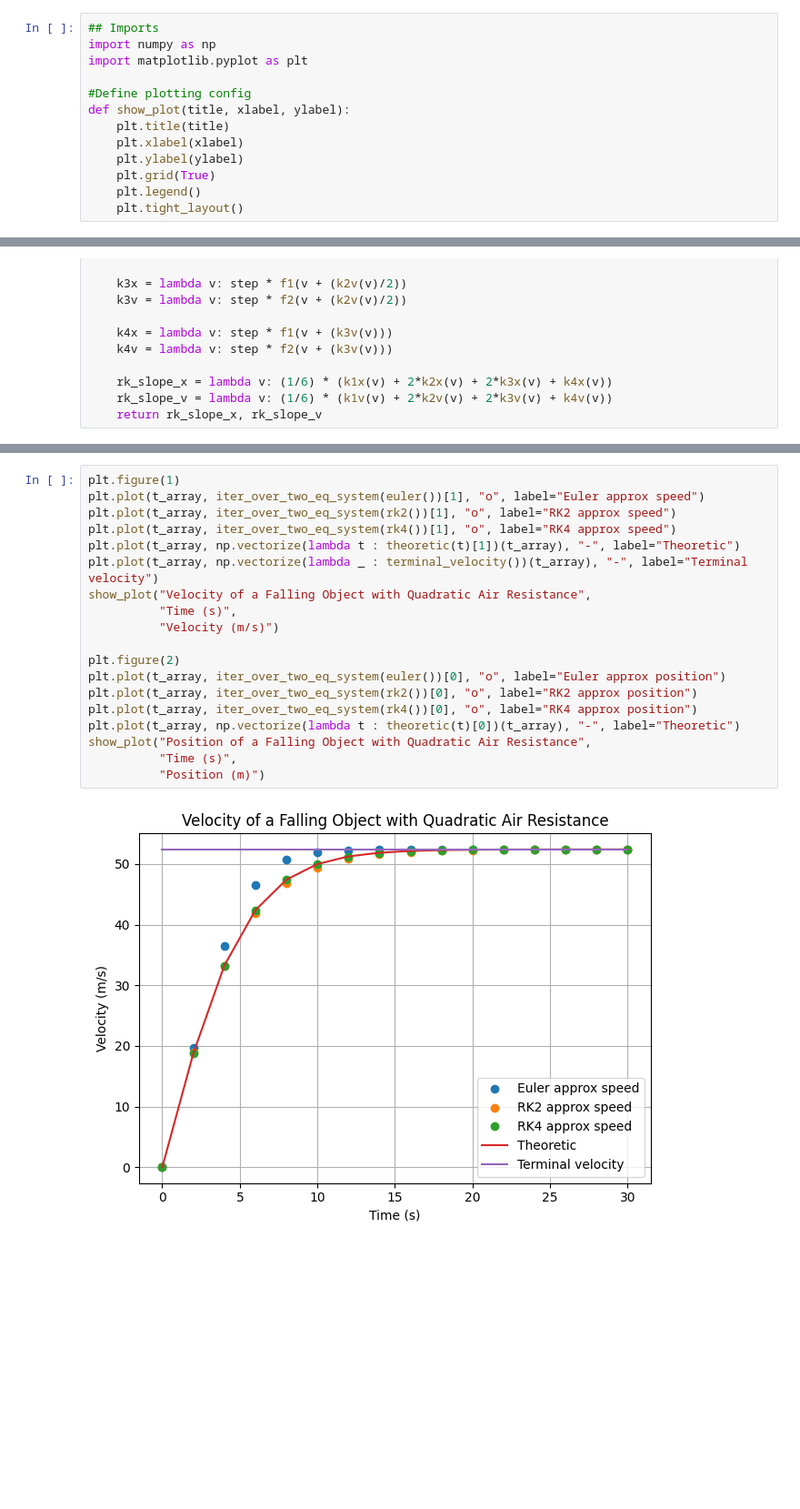
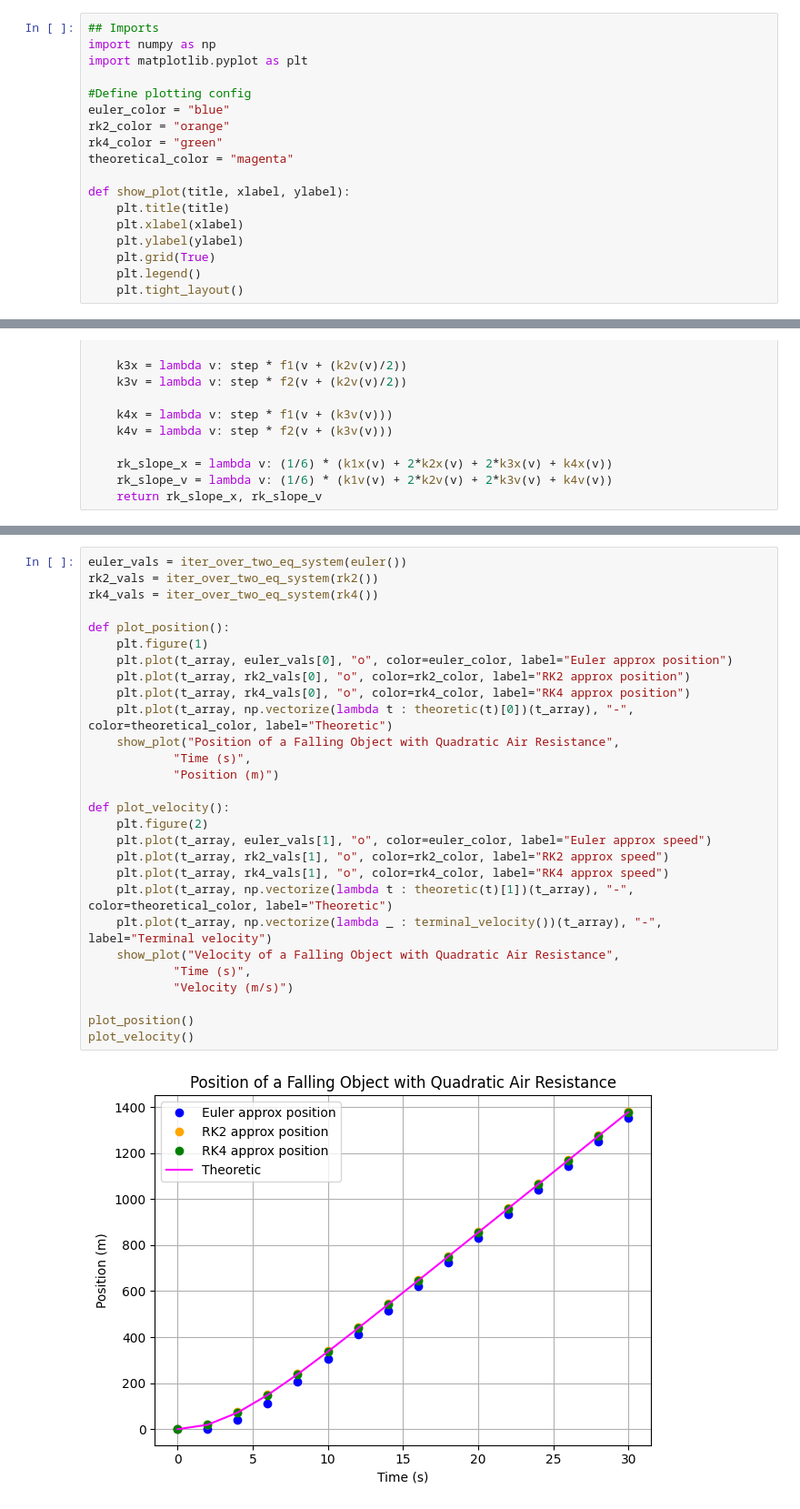
Before and after one commit to ersijo1/school, a Jupyter notebook: projects/assignment1_simon.ipynb, the cells around one changed output, grey strips where cells are left out. Shown at 91% size. Cells and saved outputs as stored; diff of their text form; blank space fills up the shorter version.

```diff
--- a/projects/assignment1_simon.ipynb
+++ b/projects/assignment1_simon.ipynb
@@ -22,6 +22,11 @@ import numpy as np
 import matplotlib.pyplot as plt
 
 #Define plotting config
+euler_color = "blue"
+rk2_color = "orange"
+rk4_color = "green"
+theoretical_color = "magenta"
+
 def show_plot(title, xlabel, ylabel):
     plt.title(title)
     plt.xlabel(xlabel)
@@ -148,23 +169,32 @@ def theoretic(t): #http://www.hyperphysics.phy-astr.gsu.edu/hbase/Mechanics/quad
     velocity = v_t * np.tanh(t/tau)
     return position, velocity
 # %%
-plt.figure(1)
-plt.plot(t_array, iter_over_two_eq_system(euler())[1], "o", label="Euler approx speed")
-plt.plot(t_array, iter_over_two_eq_system(rk2())[1], "o", label="RK2 approx speed")
-plt.plot(t_array, iter_over_two_eq_system(rk4())[1], "o", label="RK4 approx speed")
-plt.plot(t_array, np.vectorize(lambda t : theoretic(t)[1])(t_array), "-", label="Theoretic")
-plt.plot(t_array, np.vectorize(lambda _ : terminal_velocity())(t_array), "-", label="Terminal velocity")
-show_plot("Velocity of a Falling Object with Quadratic Air Resistance",
-          "Time (s)",
-          "Velocity (m/s)")
+euler_vals = iter_over_two_eq_system(euler())
+rk2_vals = iter_over_two_eq_system(rk2())
+rk4_vals = iter_over_two_eq_system(rk4())
 
-plt.figure(2)
-plt.plot(t_array, iter_over_two_eq_system(euler())[0], "o", label="Euler approx position")
-plt.plot(t_array, iter_over_two_eq_system(rk2())[0], "o", label="RK2 approx position")
-plt.plot(t_array, iter_over_two_eq_system(rk4())[0], "o", label="RK4 approx position")
-plt.plot(t_array, np.vectorize(lambda t : theoretic(t)[0])(t_array), "-", label="Theoretic")
-show_plot("Position of a Falling Object with Quadratic Air Resistance",
-          "Time (s)",
-          "Position (m)")
+def plot_position():
+    plt.figure(1)
+    plt.plot(t_array, euler_vals[0], "o", color=euler_color, label="Euler approx position")
+    plt.plot(t_array, rk2_vals[0], "o", color=rk2_color, label="RK2 approx position")
+    plt.plot(t_array, rk4_vals[0], "o", color=rk4_color, label="RK4 approx position")
+    plt.plot(t_array, np.vectorize(lambda t : theoretic(t)[0])(t_array), "-",  color=theoretical_color, label="Theoretic")
+    show_plot("Position of a Falling Object with Quadratic Air Resistance",
+            "Time (s)",
+            "Position (m)")
+
+def plot_velocity():
+    plt.figure(2)
+    plt.plot(t_array, euler_vals[1], "o", color=euler_color, label="Euler approx speed")
+    plt.plot(t_array, rk2_vals[1], "o", color=rk2_color, label="RK2 approx speed")
+    plt.plot(t_array, rk4_vals[1], "o", color=rk4_color, label="RK4 approx speed")
+    plt.plot(t_array, np.vectorize(lambda t : theoretic(t)[1])(t_array), "-", color=theoretical_color, label="Theoretic")
+    plt.plot(t_array, np.vectorize(lambda _ : terminal_velocity())(t_array), "-", label="Terminal velocity")
+    show_plot("Velocity of a Falling Object with Quadratic Air Resistance",
+            "Time (s)",
+            "Velocity (m/s)")
+
+plot_position()
+plot_velocity()
 # %% [output]
-[figure, old version]
+[figure, new version]
```
Also changed, not shown: parts of 9 cells of this notebook.
